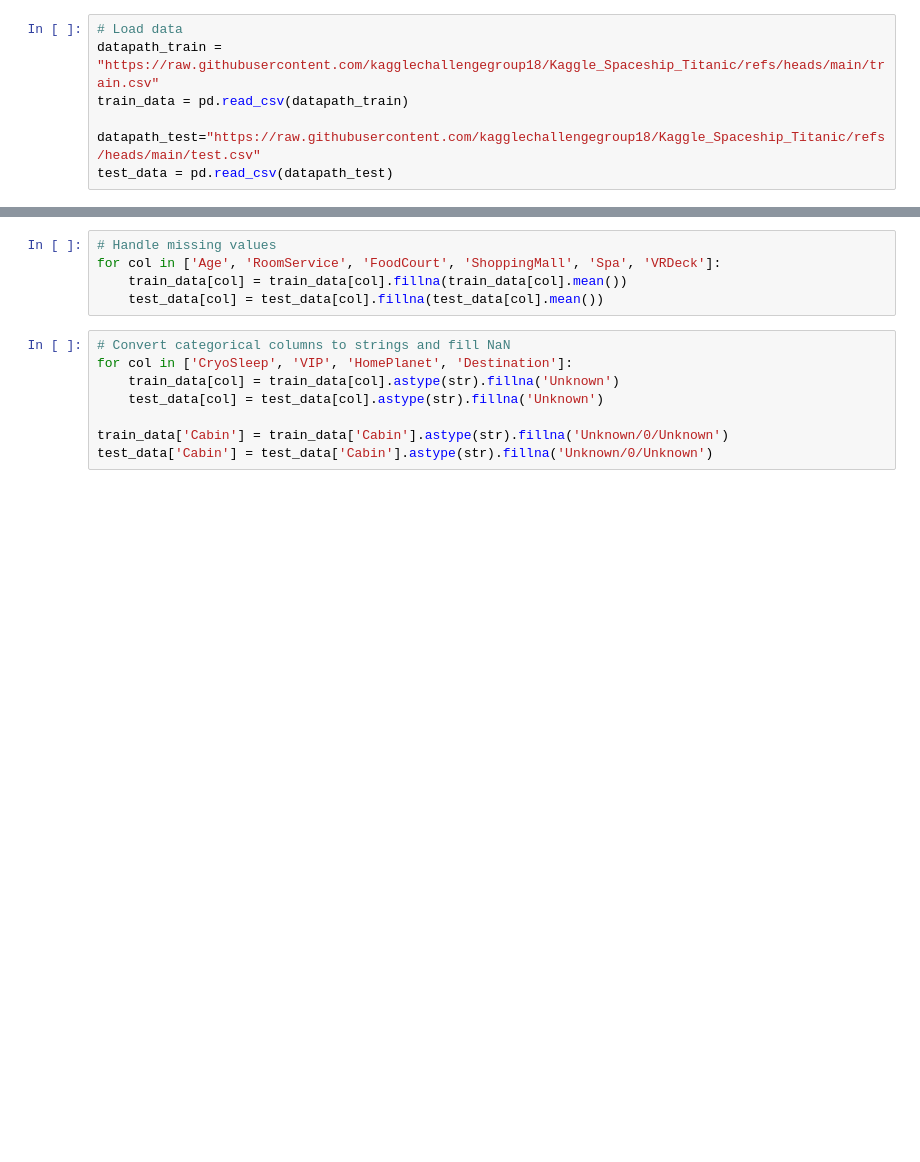
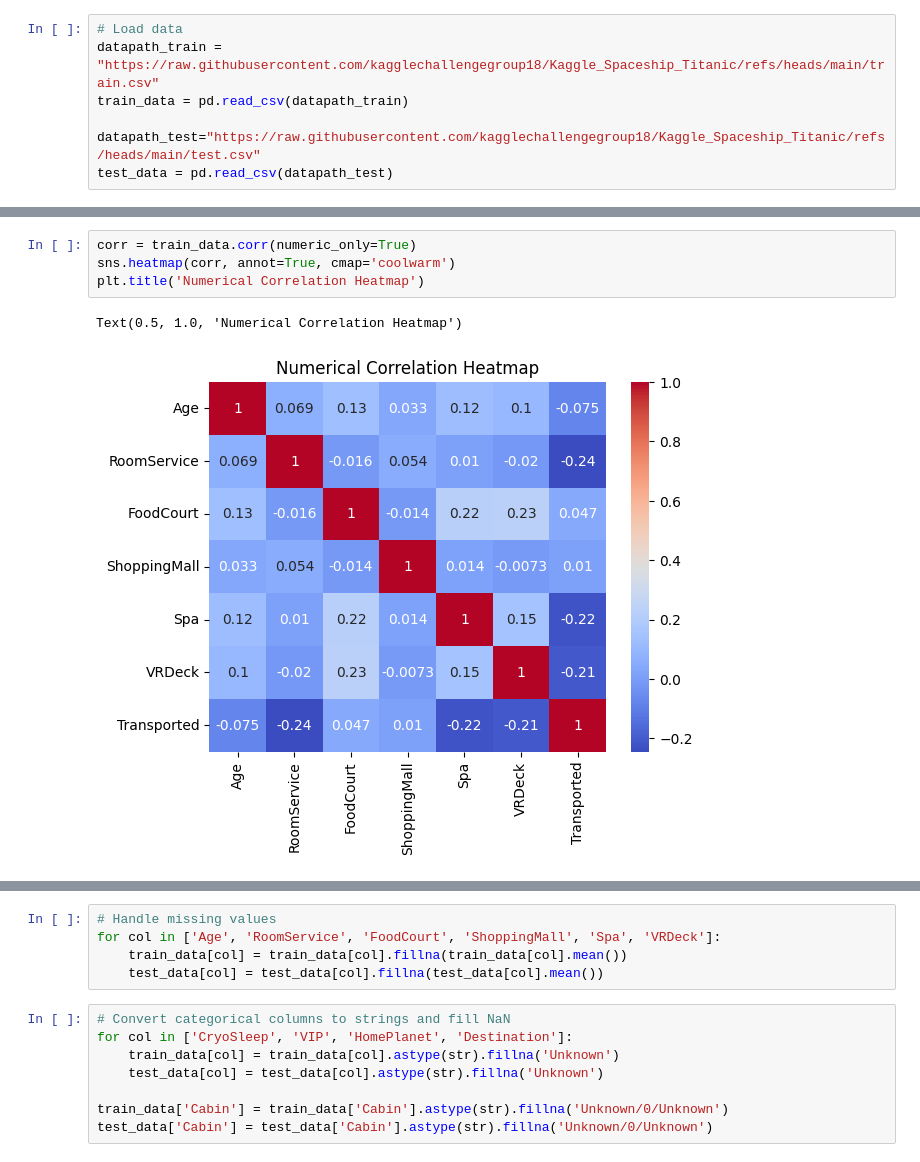
Before and after one commit to kagglechallengegroup18/Kaggle_Spaceship_Titanic, a Jupyter notebook: CATBoost.ipynb, the cells around one changed output, grey strips where cells are left out. Saved outputs shown, nothing was run; the diff lists cells and outputs as text; blank space fills up the shorter version.

```diff
--- a/CATBoost.ipynb
+++ b/CATBoost.ipynb
@@ -63,0 +104,7 @@ test_data = pd.read_csv(datapath_test)
+# %%
+corr = train_data.corr(numeric_only=True)
+sns.heatmap(corr, annot=True, cmap='coolwarm')
+plt.title('Numerical Correlation Heatmap')
+# %% [output]
+Text(0.5, 1.0, 'Numerical Correlation Heatmap')
+[figure, added]
```
Also changed, not shown: parts of 23 cells of this notebook.
